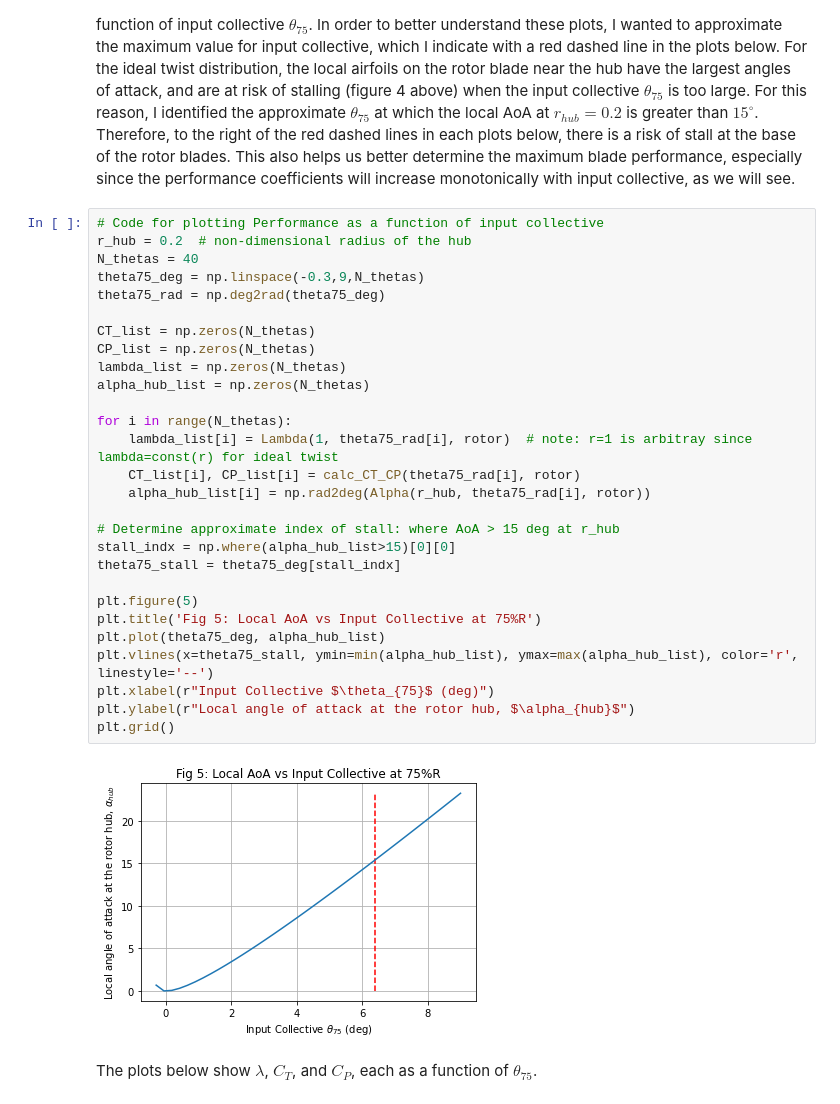
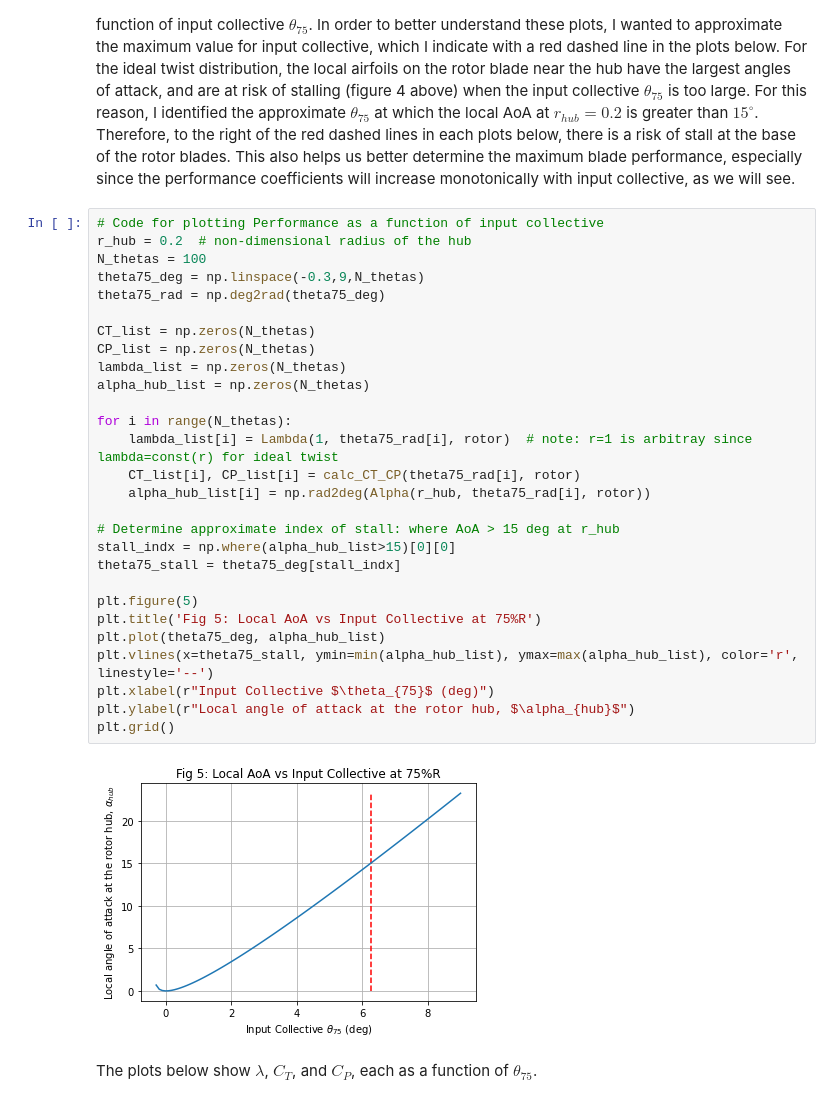
Before and after one commit to nruhl25/HoveringVehicleDesign, a Jupyter notebook: hw3/hw3_report.ipynb, the cells around one changed output. Cells and saved outputs as stored; diff of their text form.

```diff
--- a/hw3/hw3_report.ipynb
+++ b/hw3/hw3_report.ipynb
@@ -138,33 +138,33 @@ The next step of the analysis is to calculate the total performance coefficients
 # %%
 # Code for plotting Performance as a function of input collective
 r_hub = 0.2  # non-dimensional radius of the hub
-N_thetas = 40
+N_thetas = 100
 theta75_deg = np.linspace(-0.3,9,N_thetas)
 theta75_rad = np.deg2rad(theta75_deg)
 
 CT_list = np.zeros(N_thetas)
 CP_list = np.zeros(N_thetas)
 lambda_list = np.zeros(N_thetas)
 alpha_hub_list = np.zeros(N_thetas)
 
 for i in range(N_thetas):
     lambda_list[i] = Lambda(1, theta75_rad[i], rotor)  # note: r=1 is arbitray since lambda=const(r) for ideal twist
     CT_list[i], CP_list[i] = calc_CT_CP(theta75_rad[i], rotor)
     alpha_hub_list[i] = np.rad2deg(Alpha(r_hub, theta75_rad[i], rotor))
 
 # Determine approximate index of stall: where AoA > 15 deg at r_hub
 stall_indx = np.where(alpha_hub_list>15)[0][0]
 theta75_stall = theta75_deg[stall_indx]
 
 plt.figure(5)
 plt.title('Fig 5: Local AoA vs Input Collective at 75%R')
 plt.plot(theta75_deg, alpha_hub_list)
 plt.vlines(x=theta75_stall, ymin=min(alpha_hub_list), ymax=max(alpha_hub_list), color='r', linestyle='--')
 plt.xlabel(r"Input Collective $\theta_{75}$ (deg)")
 plt.ylabel(r"Local angle of attack at the rotor hub, $\alpha_{hub}$")
 plt.grid()
 # %% [output]
-[figure, old version]
+[figure, new version]
 # %% [markdown]
 The plots below show $\lambda$, $C_T$, and $C_P$, each as a function of $\theta_{75}$.
 # %%
```
Also changed, not shown: parts of 1 cell of this notebook.
